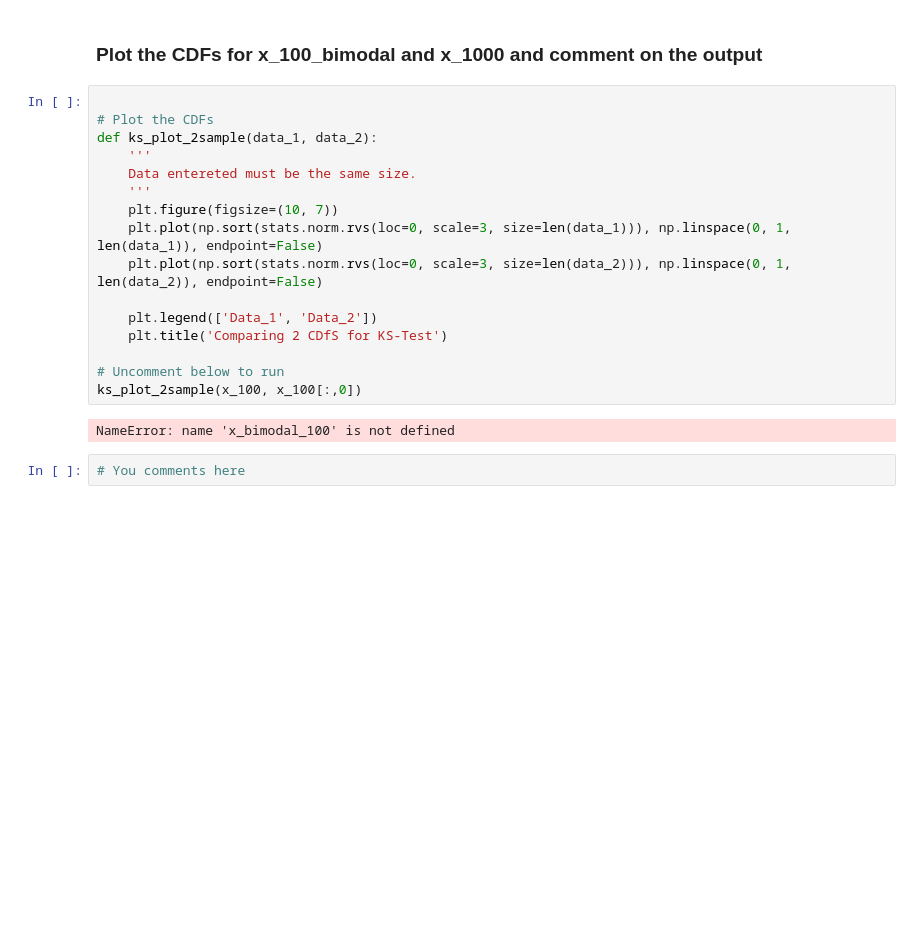
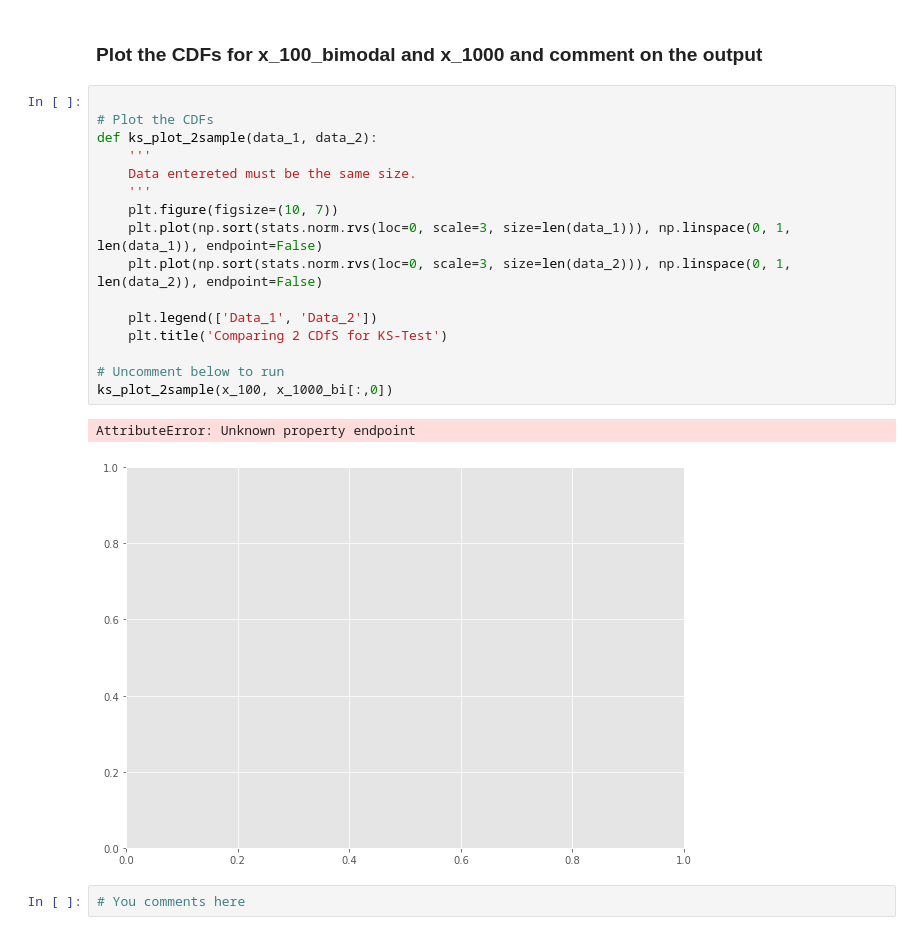
Before and after one commit to mzhou356/dsc-komogorov-smirnov-test-lab-dc-ds-060319, a Jupyter notebook: index.ipynb, the cells around one changed output. Saved outputs shown, nothing was run; the diff lists cells and outputs as text; blank space fills up the shorter version.

```diff
--- a/index.ipynb
+++ b/index.ipynb
@@ -166,21 +166,22 @@ plt.hist(x_1000_bi);
 # %%
 
 # Plot the CDFs
 def ks_plot_2sample(data_1, data_2):
     '''
     Data entereted must be the same size.
     '''
     plt.figure(figsize=(10, 7))
     plt.plot(np.sort(stats.norm.rvs(loc=0, scale=3, size=len(data_1))), np.linspace(0, 1, len(data_1)), endpoint=False)
     plt.plot(np.sort(stats.norm.rvs(loc=0, scale=3, size=len(data_2))), np.linspace(0, 1, len(data_2)), endpoint=False)
 
     plt.legend(['Data_1', 'Data_2'])
     plt.title('Comparing 2 CDfS for KS-Test')
 
 # Uncomment below to run
-ks_plot_2sample(x_100, x_100[:,0])
+ks_plot_2sample(x_100, x_1000_bi[:,0])
 # %% [output]
-NameError: name 'x_bimodal_100' is not defined
+AttributeError: Unknown property endpoint
+[figure, added]
 # %%
 # You comments here
 # %% [markdown]
```
